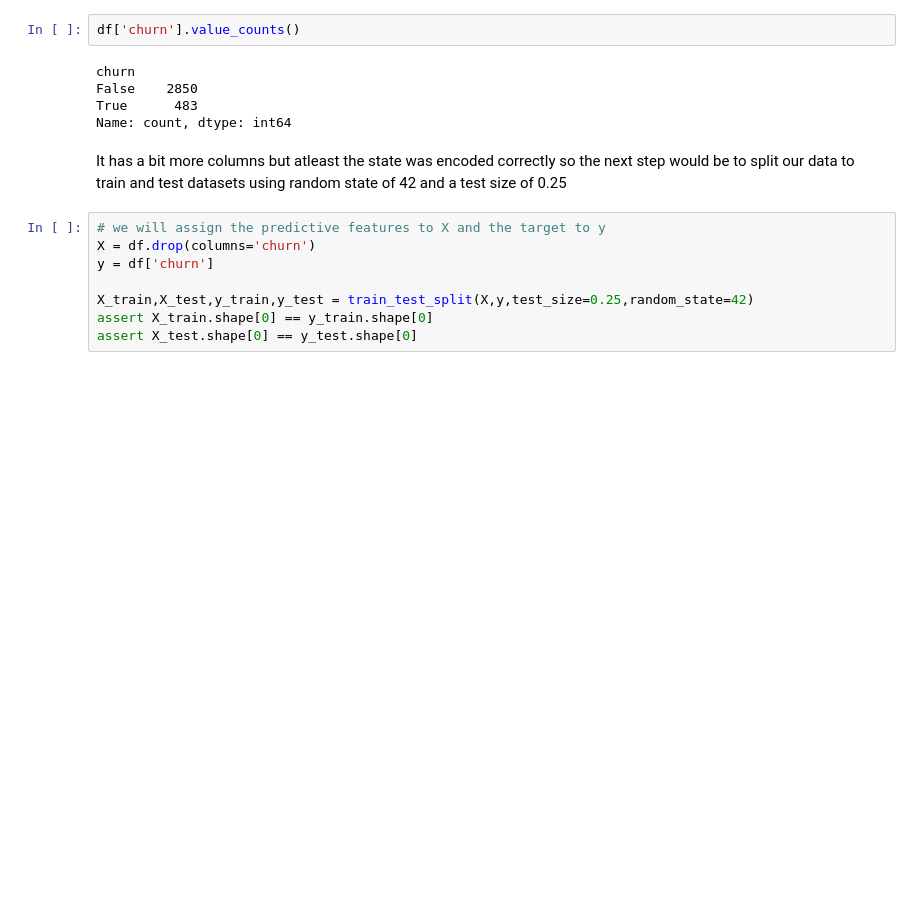
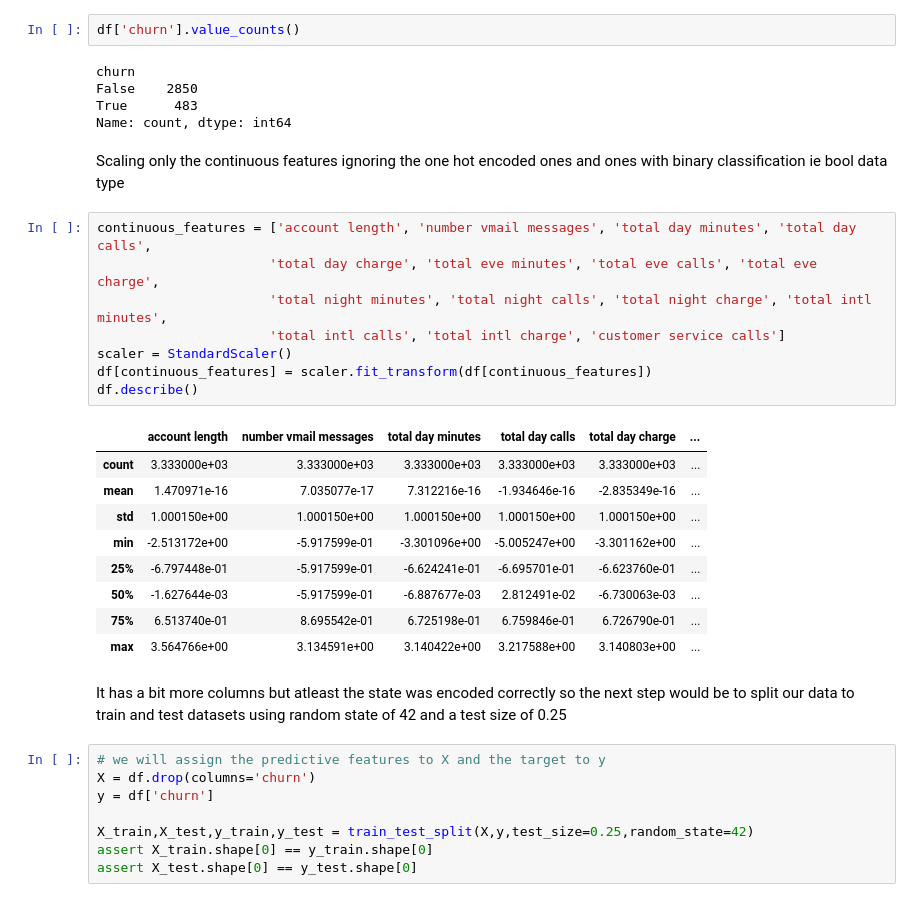
Before and after one commit to IceyPanda23/Phase_3_project, a Jupyter notebook: Project.ipynb, the cells around one changed output. Drawn from its saved outputs; the diff is of its cells as text; blank space fills up the shorter version.

```diff
--- a/Project.ipynb
+++ b/Project.ipynb
@@ -177,6 +226,26 @@ churn
 False    2850
 True      483
 Name: count, dtype: int64
+# %% [markdown]
+Scaling only the continuous features ignoring the one hot encoded ones and ones with binary classification ie bool data type
+# %%
+continuous_features = ['account length', 'number vmail messages', 'total day minutes', 'total day calls',
+                      'total day charge', 'total eve minutes', 'total eve calls', 'total eve charge',
+                      'total night minutes', 'total night calls', 'total night charge', 'total intl minutes',
+                      'total intl calls', 'total intl charge', 'customer service calls']
+scaler = StandardScaler()
+df[continuous_features] = scaler.fit_transform(df[continuous_features])
+df.describe()
+# %% [output]
+|  | account length | number vmail messages | total day minutes | total day calls | total day charge | ... |
+| count | 3.333000e+03 | 3.333000e+03 | 3.333000e+03 | 3.333000e+03 | 3.333000e+03 | ... |
+| mean | 1.470971e-16 | 7.035077e-17 | 7.312216e-16 | -1.934646e-16 | -2.835349e-16 | ... |
+| std | 1.000150e+00 | 1.000150e+00 | 1.000150e+00 | 1.000150e+00 | 1.000150e+00 | ... |
+| min | -2.513172e+00 | -5.917599e-01 | -3.301096e+00 | -5.005247e+00 | -3.301162e+00 | ... |
+| 25% | -6.797448e-01 | -5.917599e-01 | -6.624241e-01 | -6.695701e-01 | -6.623760e-01 | ... |
+| 50% | -1.627644e-03 | -5.917599e-01 | -6.887677e-03 | 2.812491e-02 | -6.730063e-03 | ... |
+| 75% | 6.513740e-01 | 8.695542e-01 | 6.725198e-01 | 6.759846e-01 | 6.726790e-01 | ... |
+| max | 3.564766e+00 | 3.134591e+00 | 3.140422e+00 | 3.217588e+00 | 3.140803e+00 | ... |
 # %% [markdown]
 It has a bit more columns but atleast the state was encoded correctly so the next step would be to split our data to train and test datasets using random state of 42 and a test size of 0.25
 # %%
```
Also changed, not shown: parts of 27 cells of this notebook.
